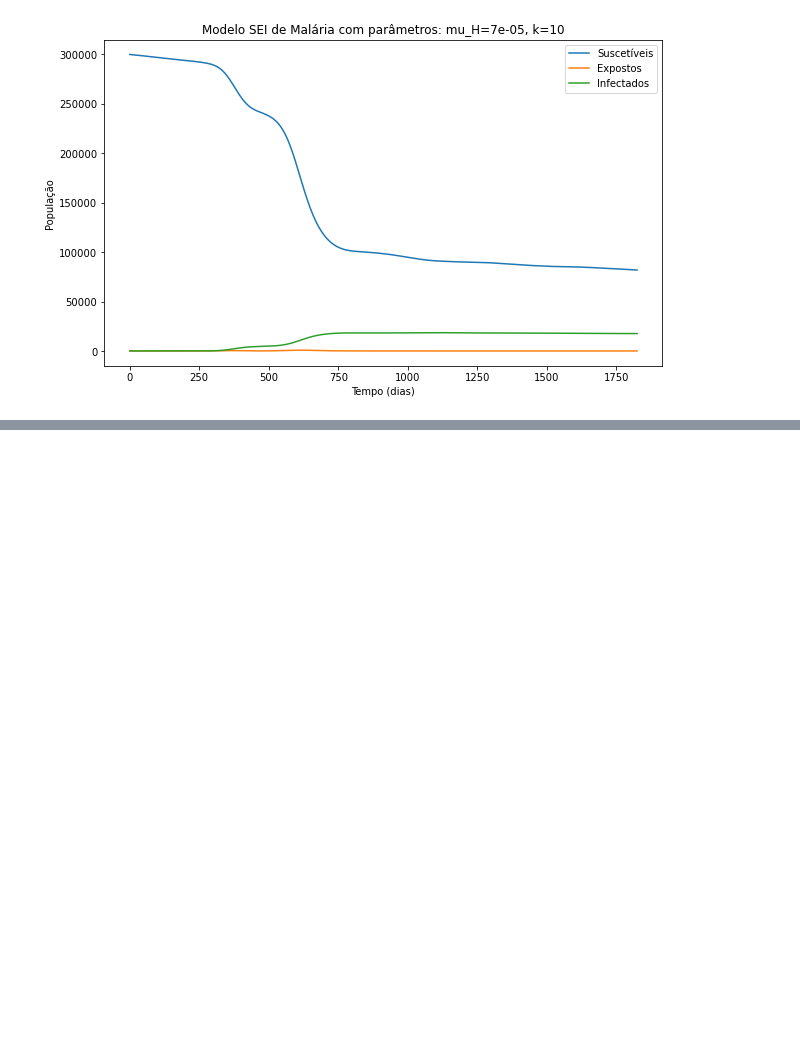
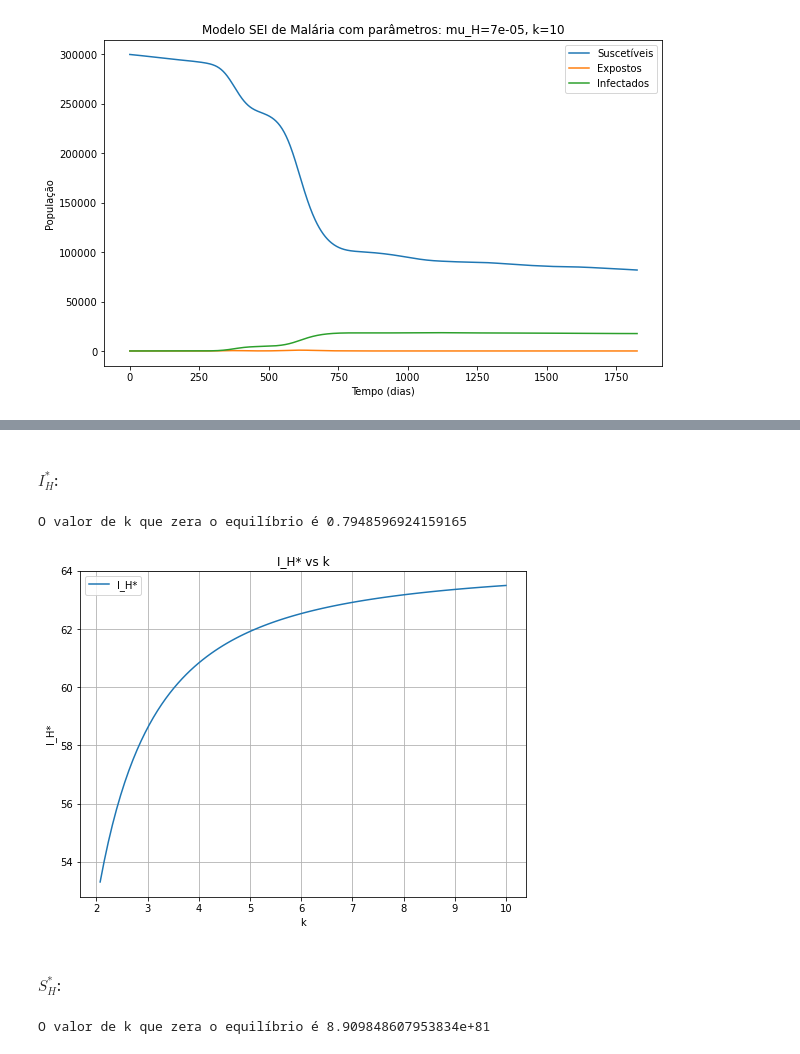
Before and after one commit to RaphaLevy/TCC, a Jupyter notebook: Modelagem_para_Apresentação.ipynb, the cells around one changed output, grey strips where cells are left out. Cells and saved outputs as stored; diff of their text form; code cells hidden in the pictures; blank space fills up the shorter version.

```diff
--- a/Modelagem_para_Apresentação.ipynb
+++ b/Modelagem_para_Apresentação.ipynb
@@ -1921,0 +1974,2 @@ plt.show()
+# %% [markdown]
+#### $I_H^*$:
@@ -1921,0 +2023,43 @@ plt.show()
+# %%
+def equation_to_solve_equilibrium_IH(k):
+    equilibrium_final_IH = calculate_equilibrium_final_values_IH(
+        N, R_L, T_linha, Tmin, DD, D1, T1, T2,
+        omega1, phi1, R1, R2, omega2, phi2,
+        p_ML, p_ME, p_MP, c1, c2, A, B, C,
+        b1, b2, gamma, mu_H, k)[2] ##índice do equilíbrio completo em calculate_equilibrium_final_values
+    return equilibrium_final_IH
+
+# Use fsolve para achar a solução
+initial_guess = 0.5  # Escolha de um chute inicial de k
+k_solution = fsolve(equation_to_solve_equilibrium_IH, initial_guess)
+
+print(f"O valor de k que zera o equilíbrio é {k_solution[0]}")
+# %% [output]
+O valor de k que zera o equilíbrio é 0.7948596924159165
+# %%
+k_values = np.linspace(2.0746963059512207, 10, 100)
+
+equilibrium_IH_full_values = []
+
+for k_val in k_values:
+    equilibrium_numerator_final_IH, equilibrium_denominator_final_IH, equilibrium_final_IH = calculate_equilibrium_final_values_IH(N, R_L, T_linha, Tmin, DD, D1,
+                                                                               T1, T2, omega1, phi1, R1, R2, omega2, phi2,
+                                                                               p_ML, p_ME, p_MP, c1, c2, A, B, C, b1, b2,
+                                                                               gamma, mu_H, k=k_val)
+    equilibrium_IH_full_values.append(equilibrium_final_IH)
+# %%
+plt.figure(figsize=(8, 6))
+
+plt.plot(k_values, equilibrium_IH_full_values, label='I_H*')
+plt.xlabel('k')
+plt.ylabel('I_H*')
+plt.title('I_H* vs k')
+
+plt.legend()
+plt.grid(True)
+
+plt.show()
+# %% [output]
+[figure, added]
+# %% [markdown]
+#### $S_H^*$:
@@ -1921,0 +2111,16 @@ plt.show()
+# %%
+def equation_to_solve_equilibrium_SH(k):
+    equilibrium_final_SH = calculate_equilibrium_final_values_SH(
+        N, R_L, T_linha, Tmin, DD, D1, T1, T2,
+        omega1, phi1, R1, R2, omega2, phi2,
+        p_ML, p_ME, p_MP, c1, c2, A, B, C,
+        b1, b2, gamma, mu_H, k)[2] ##índice do equilíbrio completo em calculate_equilibrium_final_values
+    return equilibrium_final_SH
+
+# Use fsolve para achar a solução
+initial_guess = 0.5  # Escolha de um chute inicial de k
+k_solution = fsolve(equation_to_solve_equilibrium_SH, initial_guess)
+
+print(f"O valor de k que zera o equilíbrio é {k_solution[0]}")
+# %% [output]
+O valor de k que zera o equilíbrio é 8.909848607953834e+81
```
Also changed, not shown: parts of 11 cells of this notebook.
